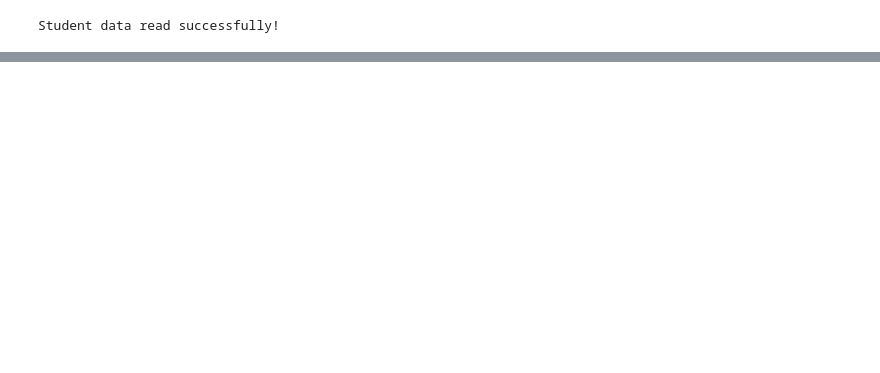
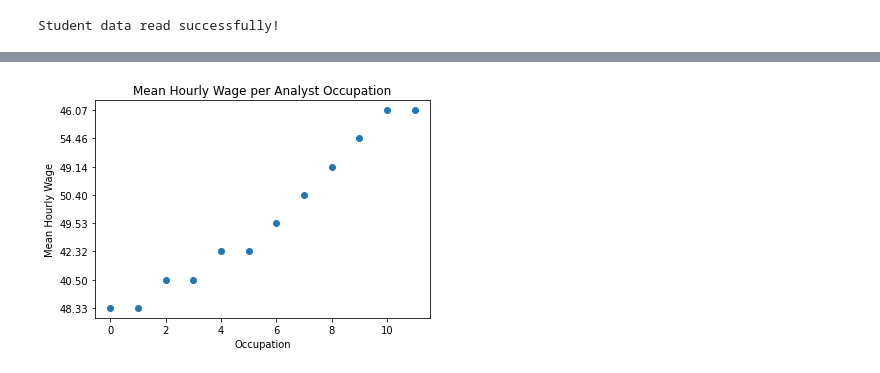
Before and after one commit to LC-Conner/Project-1, a Jupyter notebook: bls_project1.ipynb, the cells around one changed output, grey strips where cells are left out. Cells and saved outputs as stored; diff of their text form; code cells hidden in the pictures; blank space fills up the shorter version.

```diff
--- a/bls_project1.ipynb
+++ b/bls_project1.ipynb
@@ -39,0 +46,10 @@ Index(['AREA', 'AREA_TITLE', 'AREA_TYPE', 'PRIM_STATE', 'NAICS', 'NAICS_TITLE',
+# %%
+meanhrwage_axis = analysts["Mean Hourly Wage"]
+plt.bar(x_axis, meanhrwage_axis, color="r", alpha=0.5, align="center")
+plt.xticks(tick_locations, analysts["Occupations"], rotation="vertical")
+
+plt.title("Mean Hourly Wage per Analyst Occupation")
+plt.xlabel("Occupation")
+plt.ylabel("Mean Hourly Wage")
+
+plt.show()
@@ -39,0 +80,10 @@ Index(['AREA', 'AREA_TITLE', 'AREA_TYPE', 'PRIM_STATE', 'NAICS', 'NAICS_TITLE',
+# %%
+plt.scatter(x_axis, meanhrwage_axis)
+
+plt.title("Mean Hourly Wage per Analyst Occupation")
+plt.xlabel("Occupation")
+plt.ylabel("Mean Hourly Wage")
+
+plt.show()
+# %% [output]
+[figure, added]
```
Also changed, not shown: parts of 11 cells of this notebook.
